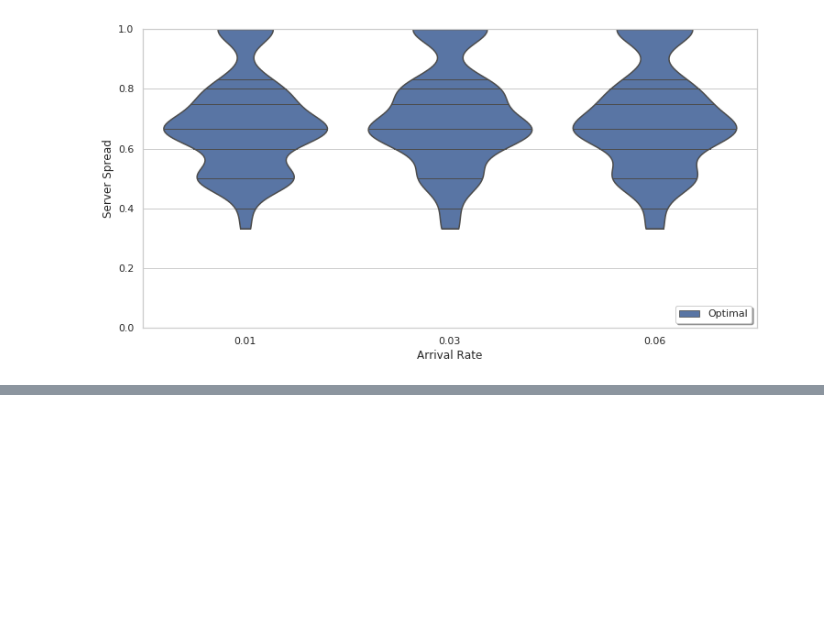
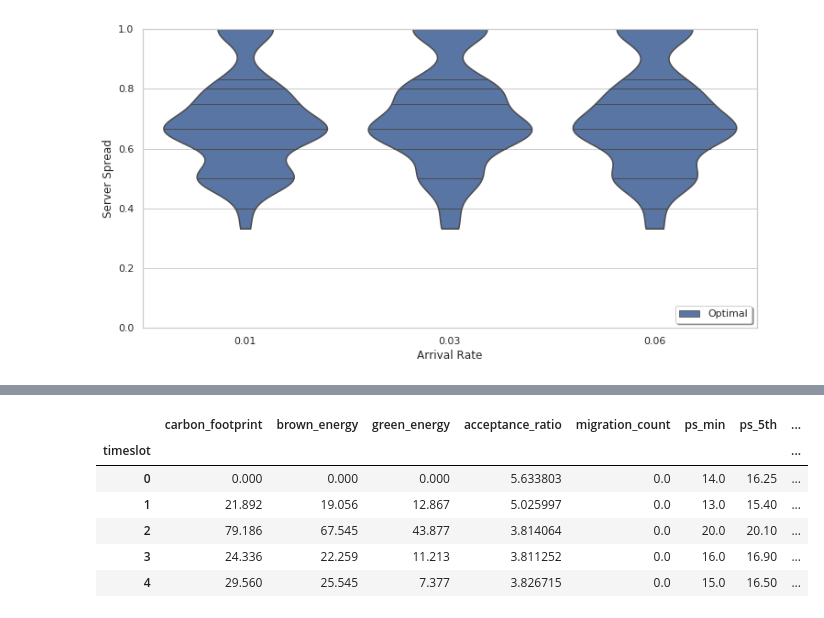
Before and after one commit to mfbari/esso, a Jupyter notebook: plots/plot_server_and_co_spread.ipynb, the cells around one changed output, grey strips where cells are left out. Saved outputs shown, nothing was run; the diff lists cells and outputs as text; code cells hidden in the pictures; blank space fills up the shorter version.

```diff
--- a/plots/plot_server_and_co_spread.ipynb
+++ b/plots/plot_server_and_co_spread.ipynb
@@ -215,0 +218,10 @@ spread_df.hist(column='Server Spread', by='Optimizer')
+# %%
+path_df.head()
+# %% [output]
+|  | carbon_footprint | brown_energy | green_energy | acceptance_ratio | migration_count | ps_min | ps_5th | ... |
+| timeslot |  |  |  |  |  |  |  | ... |
+| 0 | 0.000 | 0.000 | 0.000 | 5.633803 | 0.0 | 14.0 | 16.25 | ... |
+| 1 | 21.892 | 19.056 | 12.867 | 5.025997 | 0.0 | 13.0 | 15.40 | ... |
+| 2 | 79.186 | 67.545 | 43.877 | 3.814064 | 0.0 | 20.0 | 20.10 | ... |
+| 3 | 24.336 | 22.259 | 11.213 | 3.811252 | 0.0 | 16.0 | 16.90 | ... |
+| 4 | 29.560 | 25.545 | 7.377 | 3.826715 | 0.0 | 15.0 | 16.50 | ... |
```
Also changed, not shown: parts of 22 cells of this notebook.
